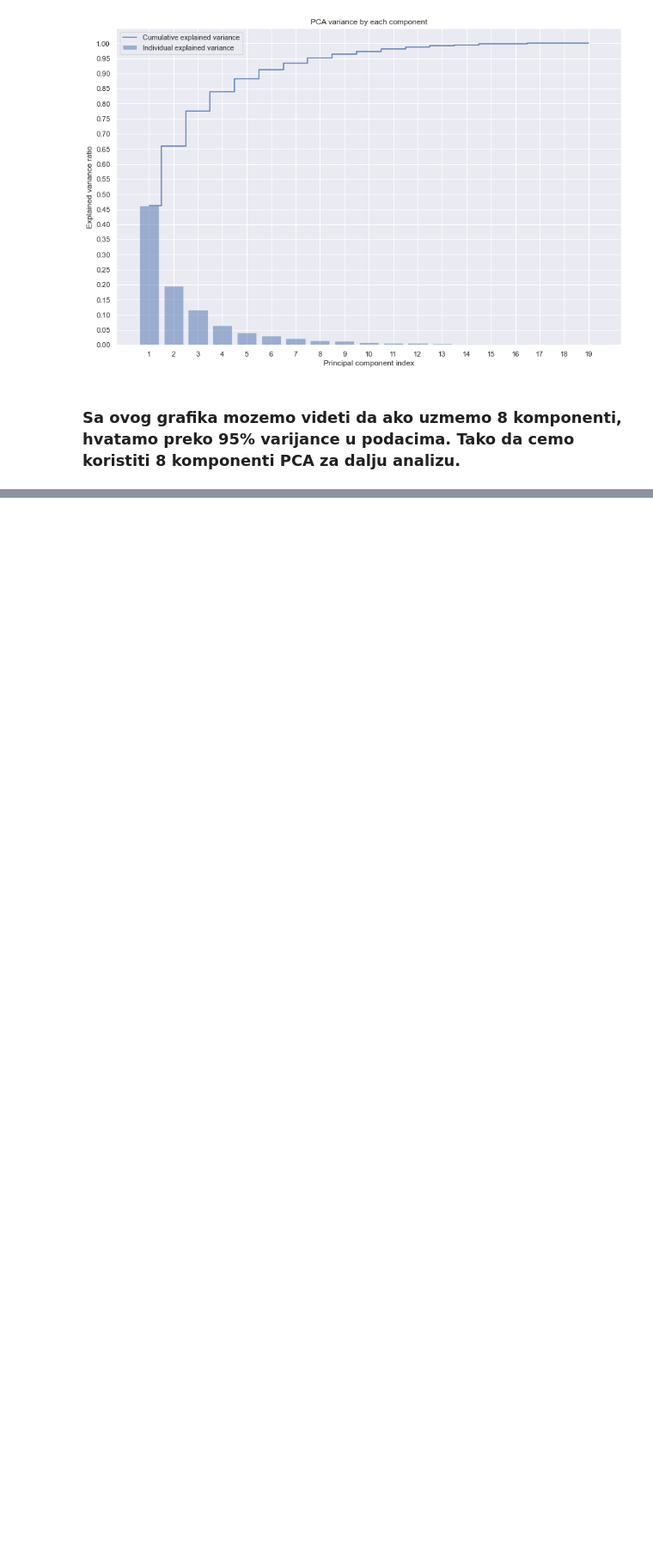
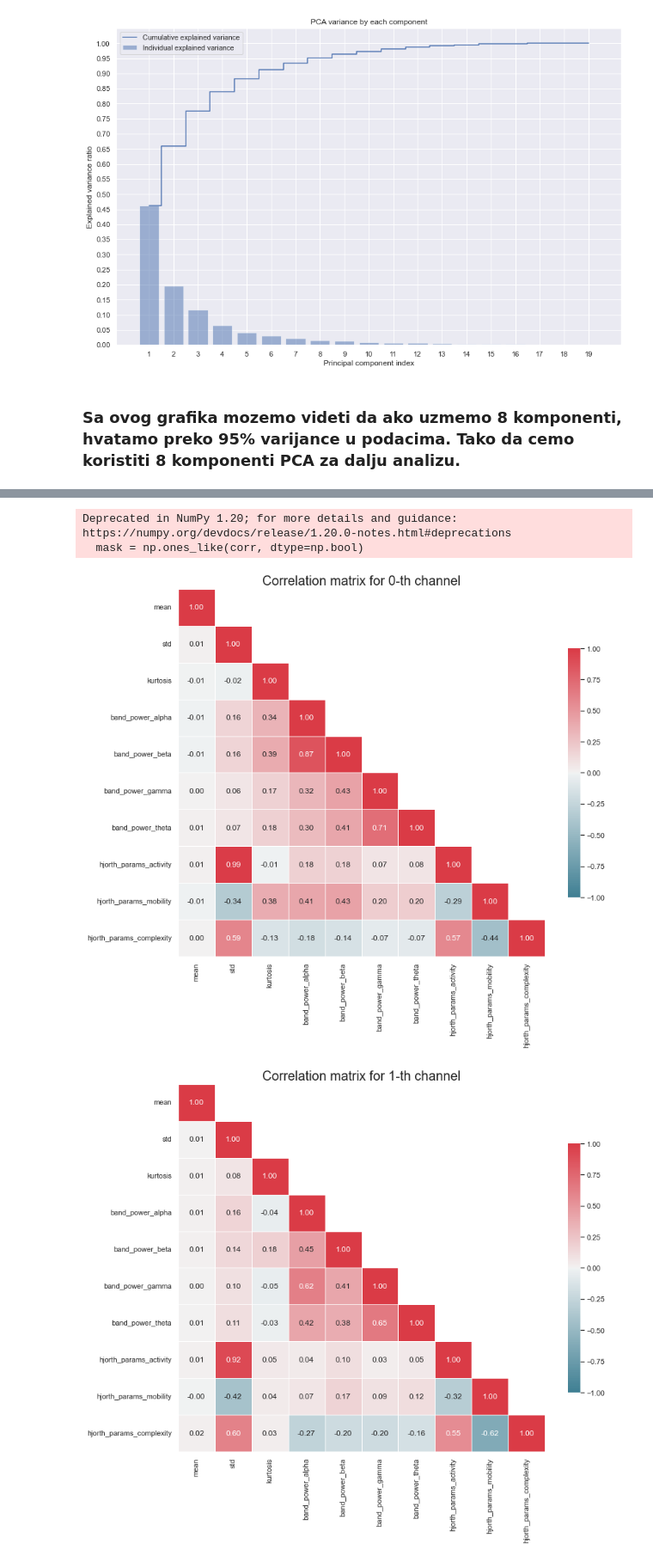
Before and after one commit to strajdzsha/EEG-classification, a Jupyter notebook: analysis/correlation.ipynb, the cells around one changed output, grey strips where cells are left out. Shown at 86% size. Cells and saved outputs as stored; diff of their text form; code cells hidden in the pictures; blank space fills up the shorter version.

Commit message:
feature selector quick fix

```diff
--- a/analysis/correlation.ipynb
+++ b/analysis/correlation.ipynb
@@ -50,16 +52,18 @@ plt.show()
 # %% [markdown]
 ### Sa ovog grafika mozemo videti da ako uzmemo 8 komponenti, hvatamo preko 95% varijance u podacima. Tako da cemo koristiti 8 komponenti PCA za dalju analizu.
 # %%
-selector = BaselineSelector()
-selector.selectFeatures(['mean', 'std', 'kurtosis', 'band_power'], pca_components=8, bands = ['alpha', 'beta', 'gamma', 'theta'])
+selector = AnalysisSelector()
+selector.selectFeatures(['mean', 'std', 'kurtosis', 'band_power', 'hjorth_params'], pca_components=8, bands = ['alpha', 'beta', 'gamma', 'theta'])
 # %%
 tmp = selector.transform(loader[0]['data'])
+cols = list(tmp.keys())
 # %%
 features = None
-
+targets = []
 for i, sample in enumerate(loader):
     data = sample['data']
     f = selector.transform(data)
+    targets.append(sample['group'])
     if features is None:
         features = np.expand_dims(f, axis=0)
     else:
@@ -97,0 +89,38 @@ sns.heatmap(corr,
+# %%
+# plot pearson correlation matrix
+import seaborn as sns
+import matplotlib.pyplot as plt
+import pandas as pd
+
+# for each channel, compute the correlation matrix
+corr_matrices = []
+df = [None] * 8
+for k in range(8):
+    df[k] = pd.DataFrame([[features[i][col][k] for col in cols] for i in range(features.shape[0])], columns=cols)
+# %%
+for k in range(8):
+    corr = df[k].corr()
+
+    sns.set(style="white")
+    mask = np.ones_like(corr, dtype=np.bool)
+    mask[np.tril_indices_from(mask)] = False
+
+    fig, ax = plt.subplots(figsize=(12, 12))
+
+    cmap = sns.diverging_palette(220, 10, as_cmap=True)
+
+    sns.heatmap(corr, mask=mask, cmap=cmap, vmax=1, vmin=-1, center=0,
+                square=True, linewidths=.5, cbar_kws={"shrink": .5}, annot=True, fmt='.2f')
+
+    # add margin to the figure
+
+
+    plt.tight_layout()
+
+    plt.title(f'Correlation matrix for {k}-th channel', fontdict = {'fontsize' : 20})
+    plt.savefig(f'../data/plots/correlation/corr_matrix_{k}.png', dpi = 300)
+# %% [output]
+Deprecated in NumPy 1.20; for more details and guidance: https://numpy.org/devdocs/release/1.20.0-notes.html#deprecations
+  mask = np.ones_like(corr, dtype=np.bool)
+[figure, added]
+[figure, added]
```
Also changed, not shown: parts of 9 cells of this notebook, 1 other file.
